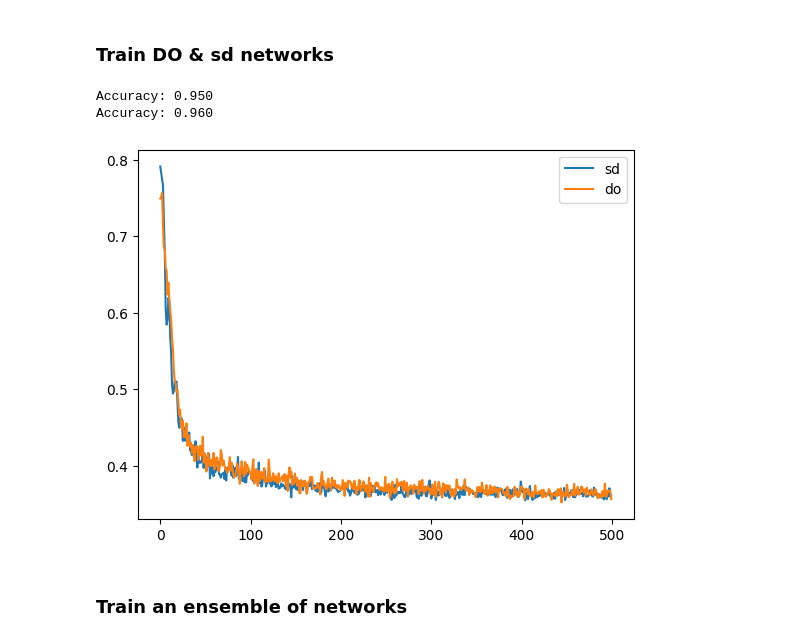
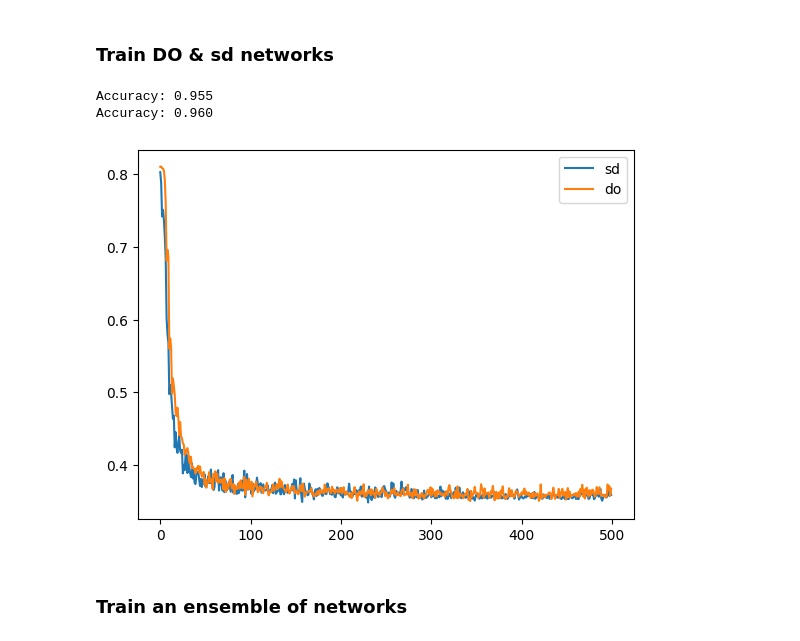
Before and after one commit to LeonY117/Bayes-Stochastic-Depth, a Jupyter notebook: notebooks/two_moon.ipynb, the cells around one changed output. Cells and saved outputs as stored; diff of their text form; code cells hidden in the pictures.

```diff
--- a/notebooks/two_moon.ipynb
+++ b/notebooks/two_moon.ipynb
@@ -57,11 +57,12 @@ class BayesianNet(nn.Module):
         self.dropout_state: bool = False
         self.stochastic_depth_state: bool = False
         self.use_subnet = False  # determines behaviour at inference
-        self.generator = torch.Generator()
-        self.generator_seed = 0
+        self.generator = None
+        self._seed = 0
 
     def sample_subnet(self) -> None:
-        self.generator_seed = torch.randint(low=0, high=10000, size=(1,)).item()
+        self.generator = torch.Generator()
+        self._seed = torch.randint(low=0, high=10000, size=(1,)).item()
 
     def _toggle_dropout(self) -> None:
         # override the default behaviour of dropout layers
@@ -92,7 +93,7 @@ class BayesianNet(nn.Module):
             print(f"Mode {mode} is not supported.")
 
     def forward(self, x: Tensor) -> Tensor:
-        if self.generator:
+        if self.use_subnet and self.generator:
             self.generator.manual_seed(self.generator_seed)
         self._toggle_stochastic_depth()
         self._toggle_dropout()
@@ -300,14 +301,14 @@ def batch_ensemble_forward(x_batch: Tensor, nets: List[nn.Module]) -> Tensor:
 ### Train DO & sd networks
 # %%
 # net:BayesianNet = DONetwork(inp=2, oup=2, N=2, d_feat=30, p=0.5)
-do_net: BayesianNet = DONetwork(inp=2, oup=2, N=10, d_feat=10, p=0.5)
-sd_net: BayesianNet = SdNetwork(inp=2, oup=2, N=10, d_feat=10, p=0.5)
+do_net: BayesianNet = DONetwork(inp=2, oup=2, N=20, d_feat=10, p=0.2)
+sd_net: BayesianNet = SdNetwork(inp=2, oup=2, N=20, d_feat=10, p=0.2)
 
 
 def train(net, epochs) -> List[float]:
     net.train()
-    optimizer = optim.SGD(net.parameters(), lr=0.05, momentum=0.9, weight_decay=1e-4)
-    criterion = nn.BCELoss()
+    optimizer = optim.SGD(net.parameters(), lr=0.05, momentum=0.9, weight_decay=1e-5)
+    # criterion = nn.BCELoss()
     criterion = nn.CrossEntropyLoss()
 
     history = []
@@ -318,35 +319,35 @@ def train(net, epochs) -> List[float]:
         loss = criterion(y_logits.squeeze(1), Y.to(torch.long))
         loss.backward()
         optimizer.step()
 
         history.append(loss.item())
 
     return history
 
 
 history = train(sd_net, 500)
 plt.plot(history, label='sd')
 history = train(do_net, 500)
 plt.plot(history, label='do')
 plt.legend()
 
 
 def eval(net):
     net.eval()
     with torch.no_grad():
         net.set_bayes_mode(False, "sd")
         y_pred = net(X).argmax(dim=1)
     return (y_pred.squeeze() == Y).sum() / len(Y)
 
 
 # plot_two_moons(X, y_pred)
 
 print(f"Accuracy: {eval(do_net):.3f}")
 print(f"Accuracy: {eval(sd_net):.3f}")
 # %% [output]
-Accuracy: 0.950
+Accuracy: 0.955
 Accuracy: 0.960
-[figure, old version]
+[figure, new version]
 # %% [markdown]
 ### Train an ensemble of networks
 # %%
```
Also changed, not shown: parts of 3 cells of this notebook.
